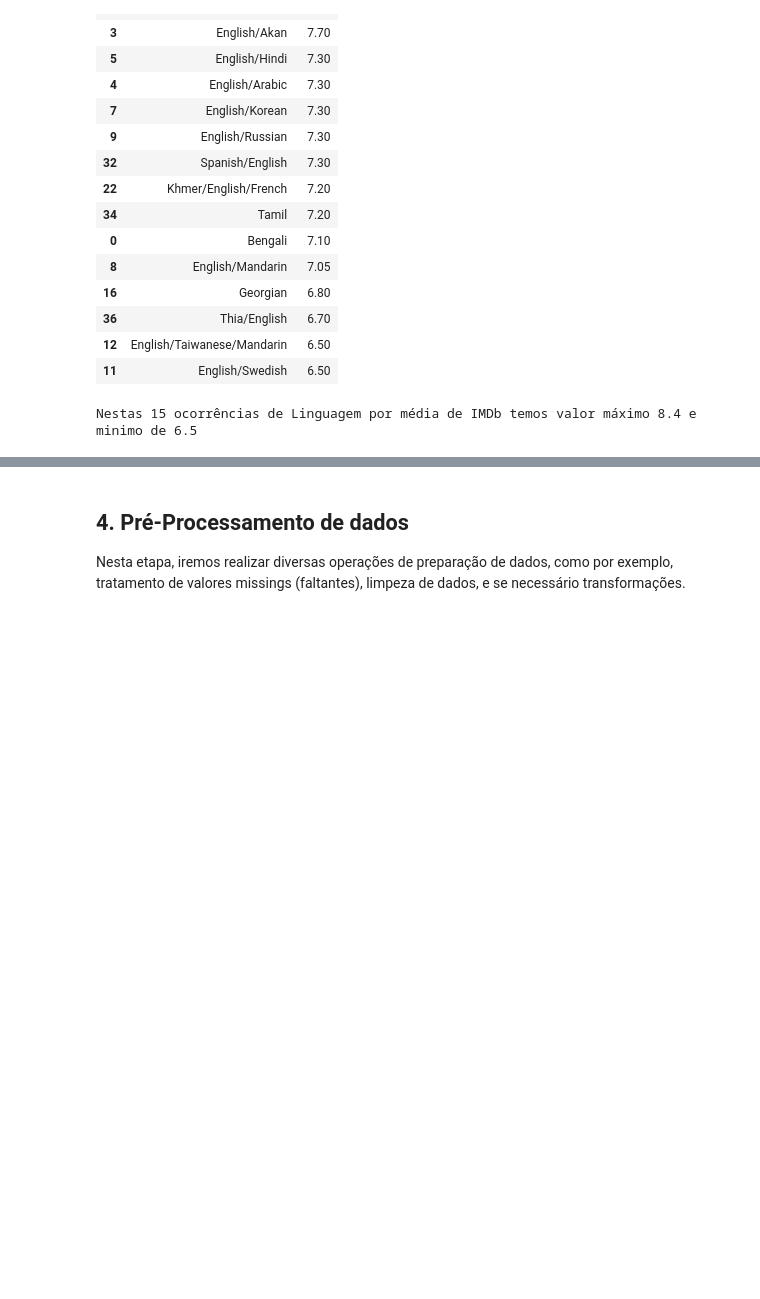
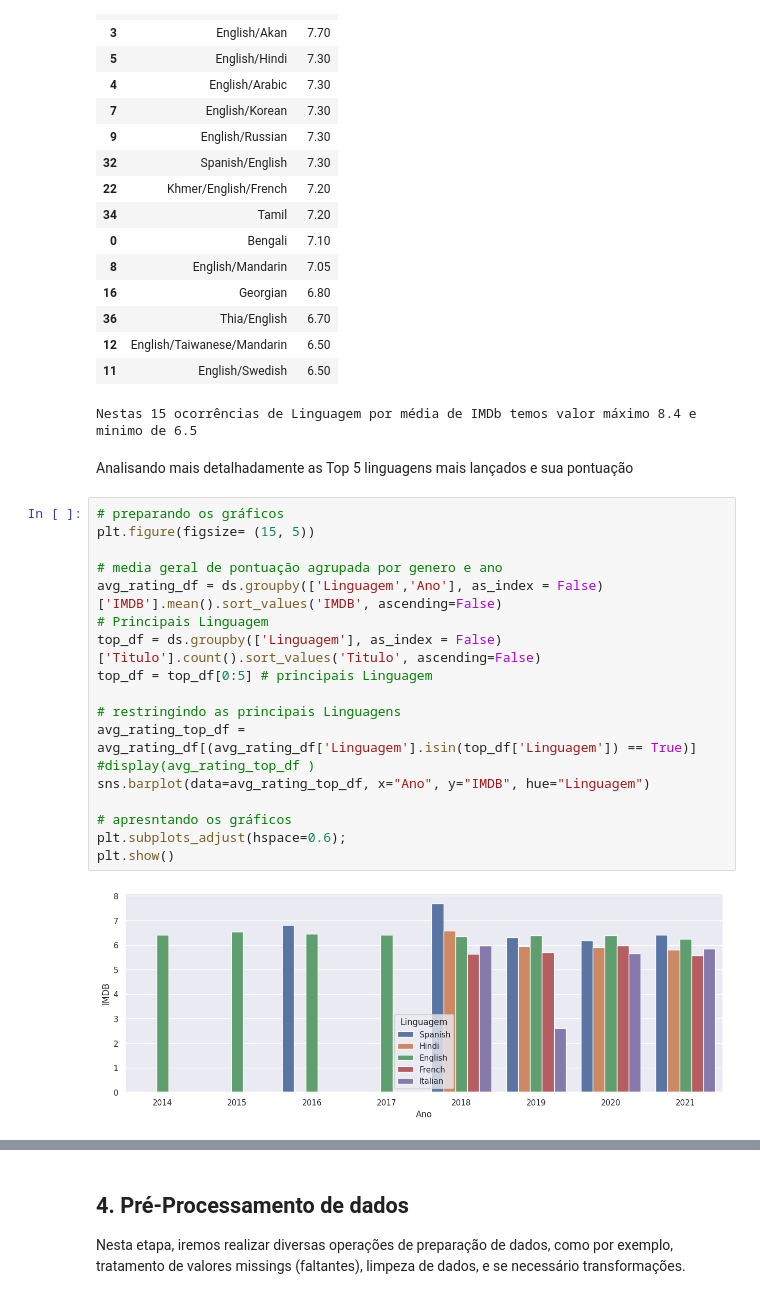
Before and after one commit to rharkovsky/puc_mvp1, a Jupyter notebook: MVP1_Harkovsky4.ipynb, the cells around one changed output, grey strips where cells are left out. Saved outputs shown, nothing was run; the diff lists cells and outputs as text; blank space fills up the shorter version.

```diff
--- a/MVP1_Harkovsky4.ipynb
+++ b/MVP1_Harkovsky4.ipynb
@@ -1025,6 +1068,28 @@ tabela_por_titulo_imdb('Linguagem',15, 3)
 | 12 | English/Taiwanese/Mandarin | 6.50 |
 | 11 | English/Swedish | 6.50 |
 Nestas 15 ocorrências de Linguagem por média de IMDb temos valor máximo 8.4 e minimo de 6.5
+# %% [markdown]
+Analisando mais detalhadamente as Top 5 linguagens mais lançados e sua pontuação
+# %%
+# preparando os gráficos
+plt.figure(figsize= (15, 5))
+
+# media geral de pontuação agrupada por genero e ano
+avg_rating_df = ds.groupby(['Linguagem','Ano'], as_index = False)['IMDB'].mean().sort_values('IMDB', ascending=False)
+# Principais Linguagem
+top_df = ds.groupby(['Linguagem'], as_index = False)['Titulo'].count().sort_values('Titulo', ascending=False)
+top_df = top_df[0:5] # principais Linguagem
+
+# restringindo as principais Linguagens
+avg_rating_top_df = avg_rating_df[(avg_rating_df['Linguagem'].isin(top_df['Linguagem']) == True)]
+#display(avg_rating_top_df )
+sns.barplot(data=avg_rating_top_df, x="Ano", y="IMDB", hue="Linguagem")
+
+# apresntando os gráficos
+plt.subplots_adjust(hspace=0.6);
+plt.show()
+# %% [output]
+[figure, added]
 # %% [markdown]
 
 
```
Also changed, not shown: parts of 16 cells of this notebook.
